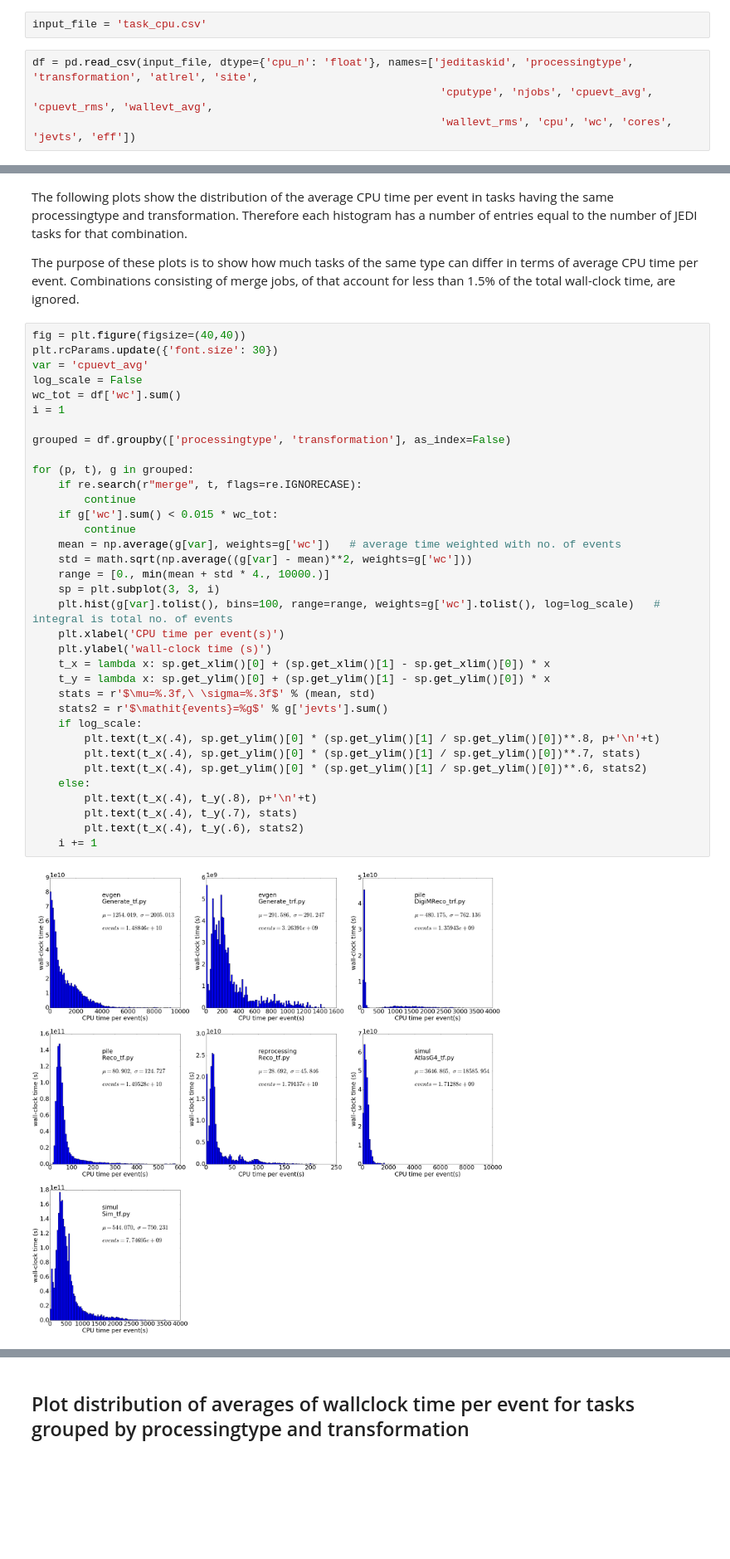
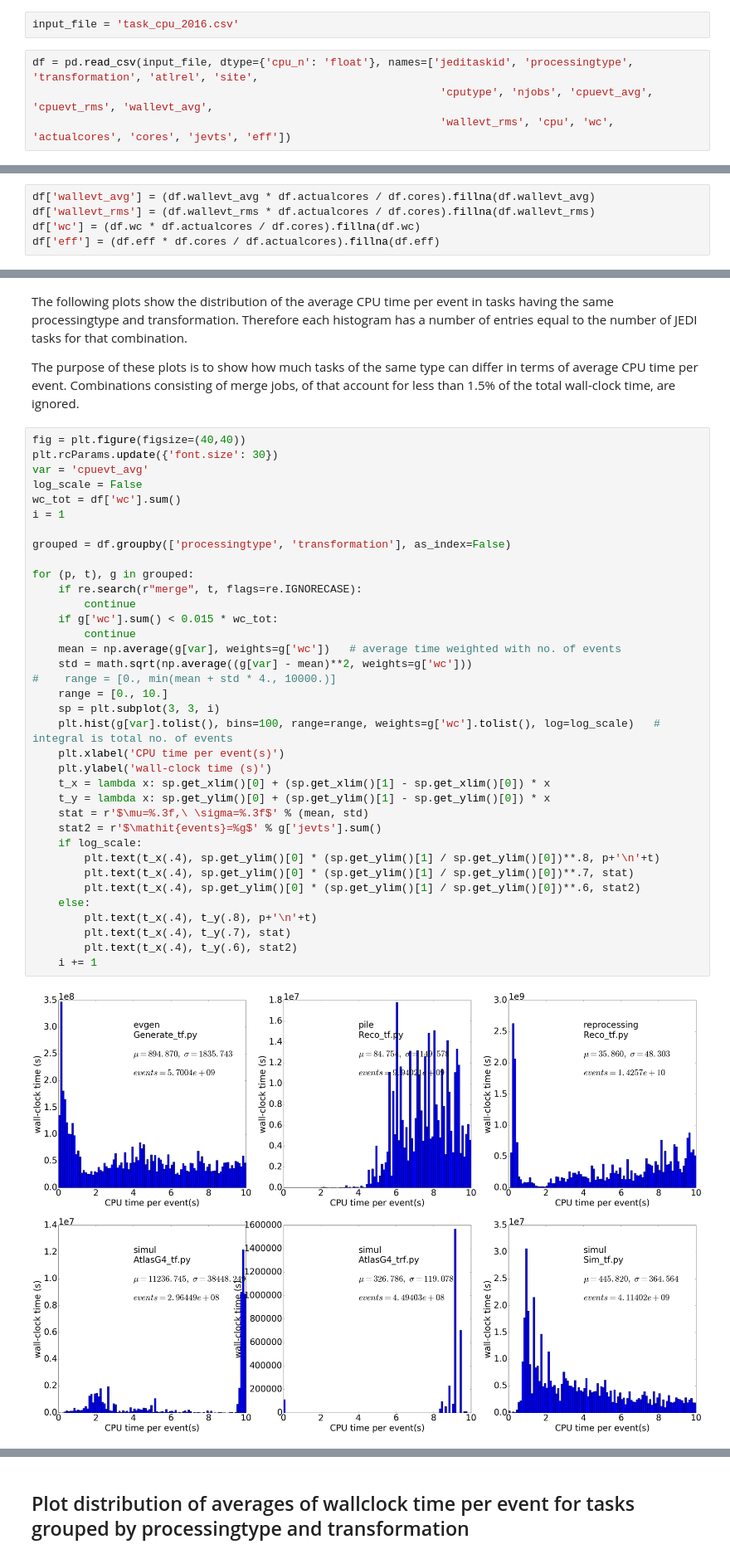
Before and after one commit to sciaba/ATLAS-CPU-time-analysis, a Jupyter notebook: Notebooks/Job_CPUtime_analysis.ipynb, the cells around one changed output, grey strips where cells are left out. Shown at 83% size. Cells and saved outputs as stored; diff of their text form; blank space fills up the shorter version.

```diff
--- a/Notebooks/Job_CPUtime_analysis.ipynb
+++ b/Notebooks/Job_CPUtime_analysis.ipynb
@@ -295,8 +310,8 @@ with open(output_file, 'w') as f:
 # %% [markdown]
 ## Import to a DataFrame
 # %%
-input_file = 'task_cpu.csv'
+input_file = 'task_cpu_2016.csv'
 # %%
 df = pd.read_csv(input_file, dtype={'cpu_n': 'float'}, names=['jeditaskid', 'processingtype', 'transformation', 'atlrel', 'site',
                                                                'cputype', 'njobs', 'cpuevt_avg', 'cpuevt_rms', 'wallevt_avg',
-                                                               'wallevt_rms', 'cpu', 'wc', 'cores', 'jevts', 'eff'])
+                                                               'wallevt_rms', 'cpu', 'wc', 'actualcores', 'cores', 'jevts', 'eff'])
@@ -317,3 +320,8 @@ df[:10]
+# %%
+df['wallevt_avg'] = (df.wallevt_avg * df.actualcores / df.cores).fillna(df.wallevt_avg)
+df['wallevt_rms'] = (df.wallevt_rms * df.actualcores / df.cores).fillna(df.wallevt_rms)
+df['wc'] = (df.wc * df.actualcores / df.cores).fillna(df.wc)
+df['eff'] = (df.eff * df.cores / df.actualcores).fillna(df.eff)
 # %% [markdown]
 Grouping by _processingtype_ and _transformation_ to calculate e.g. the average CPU time per event for each combination has a problem: one cannot simply average the values in the same group because this does not take into account the fact that different values have different statistical weights. So, one must use as weights the number of events in each bucket.
 Unfortunately pandas does not have a simple way to do it for more than one quantity.
@@ -431,37 +440,38 @@ Combinations consisting of merge jobs, of that account for less than 1.5% of the
 # %%
 fig = plt.figure(figsize=(40,40))
 plt.rcParams.update({'font.size': 30})
 var = 'cpuevt_avg'
 log_scale = False
 wc_tot = df['wc'].sum()
 i = 1
 
 grouped = df.groupby(['processingtype', 'transformation'], as_index=False)
 
 for (p, t), g in grouped:
     if re.search(r"merge", t, flags=re.IGNORECASE):
         continue
     if g['wc'].sum() < 0.015 * wc_tot:
         continue
     mean = np.average(g[var], weights=g['wc'])   # average time weighted with no. of events
     std = math.sqrt(np.average((g[var] - mean)**2, weights=g['wc']))
-    range = [0., min(mean + std * 4., 10000.)]
+#    range = [0., min(mean + std * 4., 10000.)]
+    range = [0., 10.]
     sp = plt.subplot(3, 3, i)
     plt.hist(g[var].tolist(), bins=100, range=range, weights=g['wc'].tolist(), log=log_scale)   # integral is total no. of events
     plt.xlabel('CPU time per event(s)')
     plt.ylabel('wall-clock time (s)')
     t_x = lambda x: sp.get_xlim()[0] + (sp.get_xlim()[1] - sp.get_xlim()[0]) * x
     t_y = lambda x: sp.get_ylim()[0] + (sp.get_ylim()[1] - sp.get_ylim()[0]) * x
-    stats = r'$\mu=%.3f,\ \sigma=%.3f$' % (mean, std)
-    stats2 = r'$\mathit{events}=%g$' % g['jevts'].sum()
+    stat = r'$\mu=%.3f,\ \sigma=%.3f$' % (mean, std)
+    stat2 = r'$\mathit{events}=%g$' % g['jevts'].sum()
     if log_scale:
         plt.text(t_x(.4), sp.get_ylim()[0] * (sp.get_ylim()[1] / sp.get_ylim()[0])**.8, p+'\n'+t)
-        plt.text(t_x(.4), sp.get_ylim()[0] * (sp.get_ylim()[1] / sp.get_ylim()[0])**.7, stats)
-        plt.text(t_x(.4), sp.get_ylim()[0] * (sp.get_ylim()[1] / sp.get_ylim()[0])**.6, stats2)
+        plt.text(t_x(.4), sp.get_ylim()[0] * (sp.get_ylim()[1] / sp.get_ylim()[0])**.7, stat)
+        plt.text(t_x(.4), sp.get_ylim()[0] * (sp.get_ylim()[1] / sp.get_ylim()[0])**.6, stat2)
     else:
         plt.text(t_x(.4), t_y(.8), p+'\n'+t)
-        plt.text(t_x(.4), t_y(.7), stats)
-        plt.text(t_x(.4), t_y(.6), stats2)
+        plt.text(t_x(.4), t_y(.7), stat)
+        plt.text(t_x(.4), t_y(.6), stat2)
     i += 1
 # %% [output]
-[figure, old version]
+[figure, new version]
```
Also changed, not shown: parts of 35 cells of this notebook, 9 other files.
